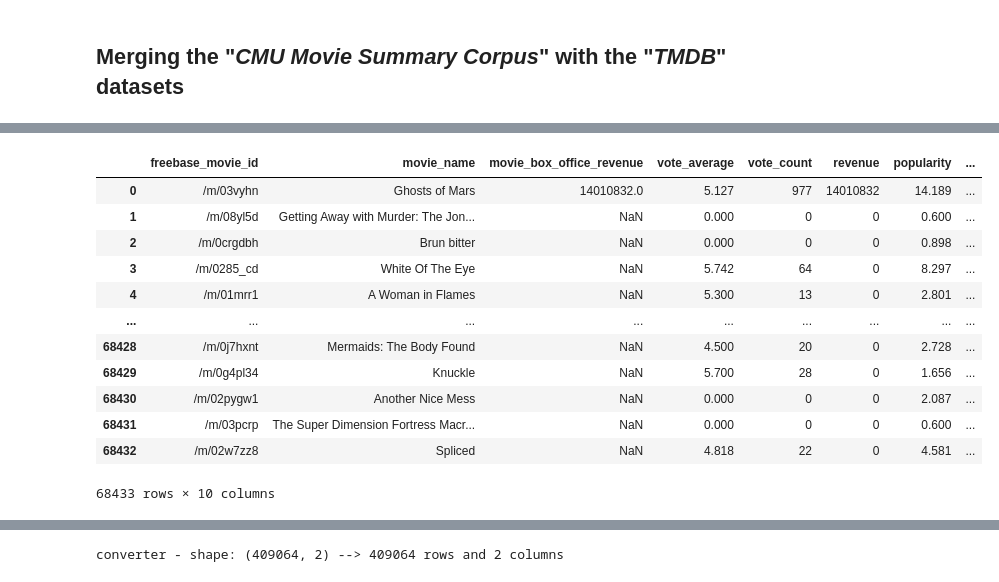
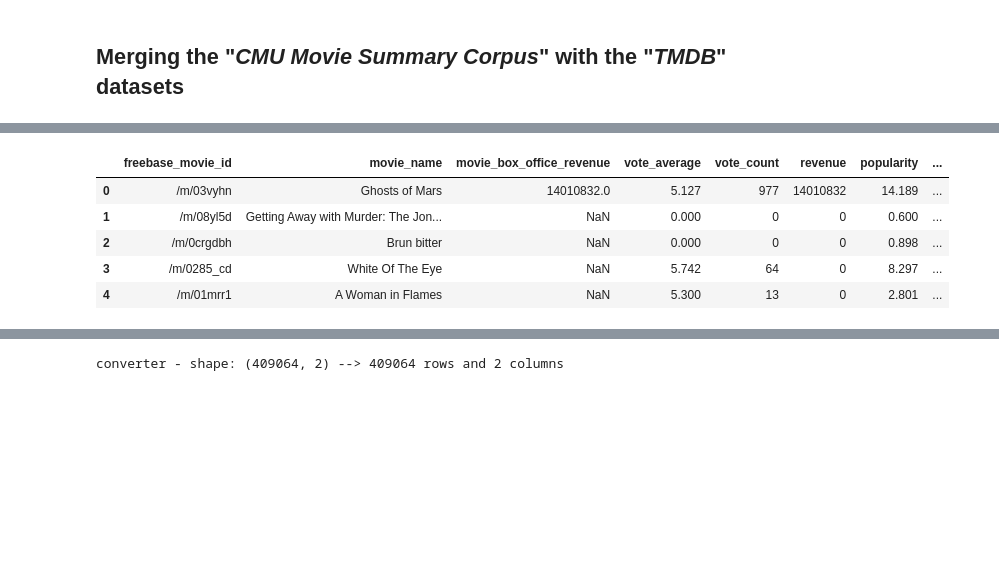
Before and after one commit to epfl-ada/ada-2024-project-gear5, a Jupyter notebook: data_exploration.ipynb, the cells around one changed output, grey strips where cells are left out. Saved outputs shown, nothing was run; the diff lists cells and outputs as text; code cells hidden in the pictures; blank space fills up the shorter version.

```diff
--- a/data_exploration.ipynb
+++ b/data_exploration.ipynb
@@ -153,22 +165,15 @@ full_reduced
 # %%
 # combine the redundant columns and ensure that we keep the maximum amount of information
 full_reduced['combined_release_date'] = full_reduced['movie_release_date'].combine_first(full_reduced['release_date'])
 full_reduced.drop(columns=['movie_release_date', 'release_date'], inplace=True)
-full_reduced
+full_reduced.head()
 # %% [output]
 |  | freebase_movie_id | movie_name | movie_box_office_revenue | vote_average | vote_count | revenue | popularity | ... |
 | 0 | /m/03vyhn | Ghosts of Mars | 14010832.0 | 5.127 | 977 | 14010832 | 14.189 | ... |
 | 1 | /m/08yl5d | Getting Away with Murder: The Jon... | NaN | 0.000 | 0 | 0 | 0.600 | ... |
 | 2 | /m/0crgdbh | Brun bitter | NaN | 0.000 | 0 | 0 | 0.898 | ... |
 | 3 | /m/0285_cd | White Of The Eye | NaN | 5.742 | 64 | 0 | 8.297 | ... |
 | 4 | /m/01mrr1 | A Woman in Flames | NaN | 5.300 | 13 | 0 | 2.801 | ... |
-| ... | ... | ... | ... | ... | ... | ... | ... | ... |
-| 68428 | /m/0j7hxnt | Mermaids: The Body Found | NaN | 4.500 | 20 | 0 | 2.728 | ... |
-| 68429 | /m/0g4pl34 | Knuckle | NaN | 5.700 | 28 | 0 | 1.656 | ... |
-| 68430 | /m/02pygw1 | Another Nice Mess | NaN | 0.000 | 0 | 0 | 2.087 | ... |
-| 68431 | /m/03pcrp | The Super Dimension Fortress Macr... | NaN | 0.000 | 0 | 0 | 0.600 | ... |
-| 68432 | /m/02w7zz8 | Spliced | NaN | 4.818 | 22 | 0 | 4.581 | ... |
-68433 rows × 10 columns
 # %%
 full_reduced["movie_box_office_revenue_nan"]=full_reduced["movie_box_office_revenue"].replace(0, np.nan)
 full_reduced["revenue_nan"]= full_reduced["revenue"].replace(0, np.nan)
```
Also changed, not shown: parts of 29 cells of this notebook, 10 other files.
